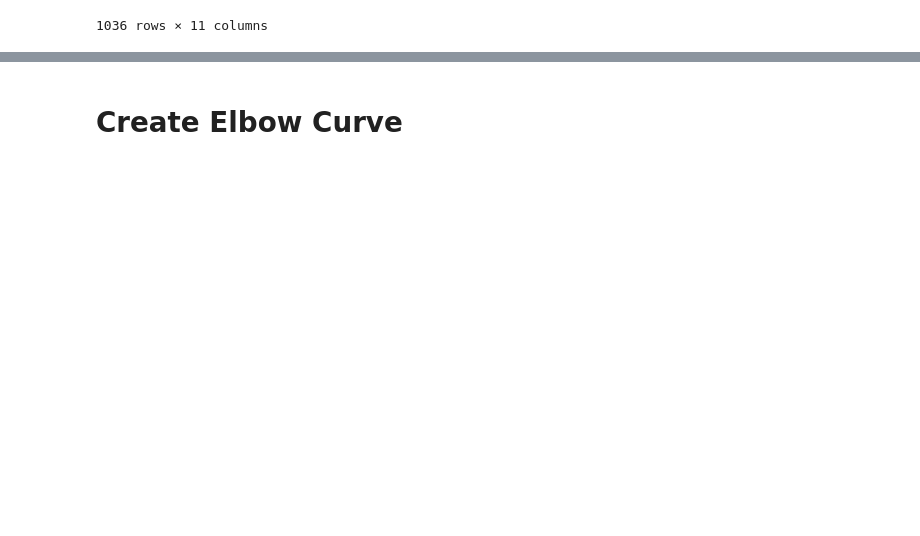
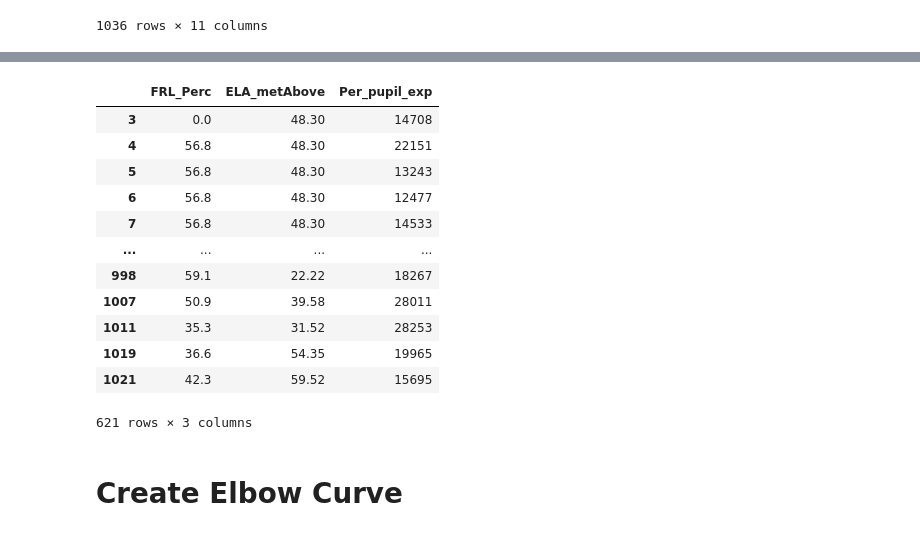
Before and after one commit to lgonzales1/California-School-Success, a Jupyter notebook: Clustering Algorithm.ipynb, the cells around one changed output, grey strips where cells are left out. Cells and saved outputs as stored; diff of their text form; code cells hidden in the pictures; blank space fills up the shorter version.

Commit message:
Updating clustering algorithm

```diff
--- a/Clustering Algorithm.ipynb
+++ b/Clustering Algorithm.ipynb
@@ -91,5 +91,7 @@ dist_cluster
 # %%
 # Omit district outliers in terms of per pupil expenditure and enrollment.
 
-z_scores = pd.DataFrame(np.random.randn(1036,12))
-dist_cluster[(np.abs(stats.zscore(z_scores))< 12).all(axis=1)]
+dist_cluster['quintile_ppe'] = pd.qcut(dist_cluster['Per_pupil_exp'], 5, labels=np.arange(5,0,-1))
+dist_cluster['quintile_enr'] = pd.qcut(dist_cluster['Enrollment'], 5, labels=np.arange(5,0,-1))
+dist_cluster_filtered = dist_cluster[dist_cluster['quintile_ppe'] > 4]
+dist_cluster_filtered = dist_cluster[dist_cluster['quintile_enr'] > 4]
@@ -98,3 +98,21 @@ SyntaxError: invalid syntax (<ipython-input-172-093a6d026032>, line 3)
+# %%
+# Select 3 key features.
+dist_cluster_filtered = dist_cluster_filtered[['FRL_Perc','ELA_metAbove','Per_pupil_exp']]
+dist_cluster_filtered
+# %% [output]
+|  | FRL_Perc | ELA_metAbove | Per_pupil_exp |
+| 3 | 0.0 | 48.30 | 14708 |
+| 4 | 56.8 | 48.30 | 22151 |
+| 5 | 56.8 | 48.30 | 13243 |
+| 6 | 56.8 | 48.30 | 12477 |
+| 7 | 56.8 | 48.30 | 14533 |
+| ... | ... | ... | ... |
+| 998 | 59.1 | 22.22 | 18267 |
+| 1007 | 50.9 | 39.58 | 28011 |
+| 1011 | 35.3 | 31.52 | 28253 |
+| 1019 | 36.6 | 54.35 | 19965 |
+| 1021 | 42.3 | 59.52 | 15695 |
+621 rows × 3 columns
 # %% [markdown]
 # Create Elbow Curve
 # %%
```
Also changed, not shown: parts of 3 cells of this notebook, 2 other files.
